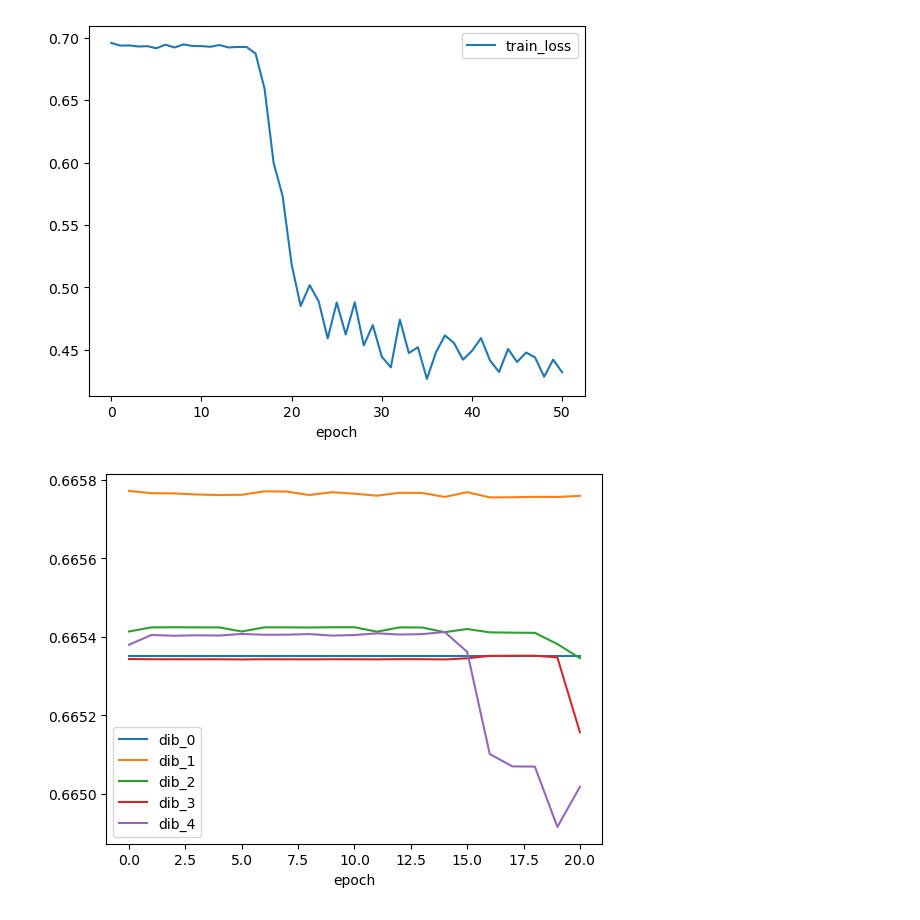
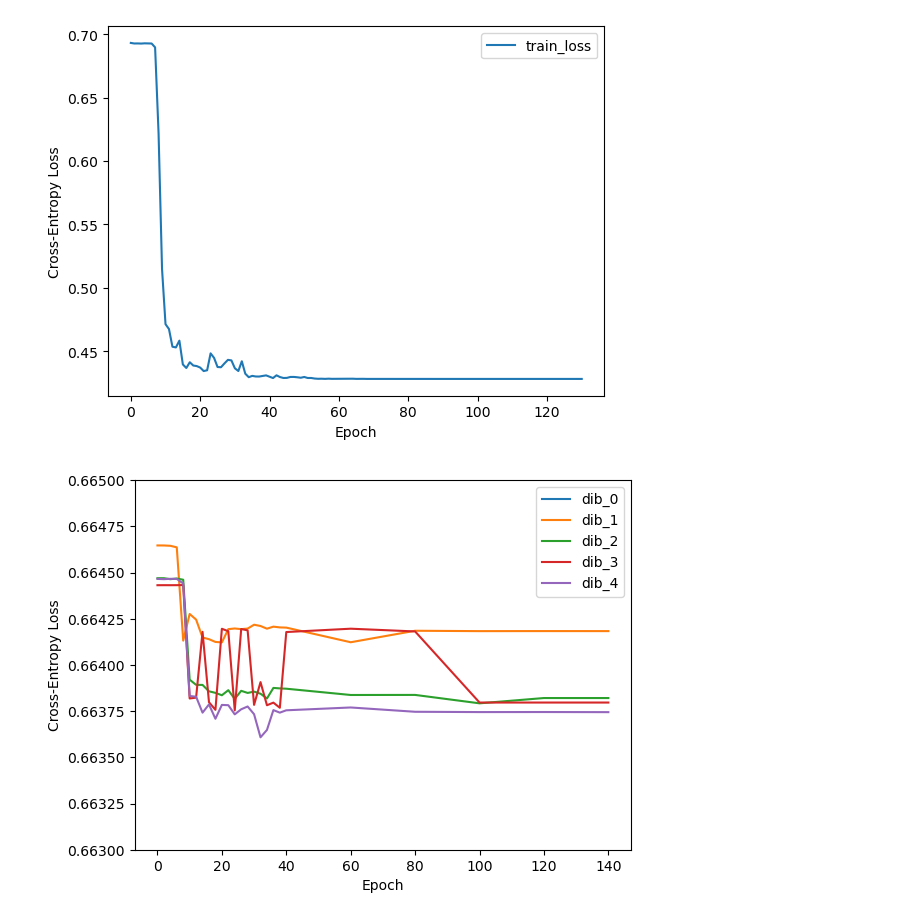
Before and after one commit to ziyong-was-taken/Compression-In-DNNs, a Jupyter notebook: plots.ipynb, the cells around one changed output. Cells and saved outputs as stored; diff of their text form; code cells hidden in the pictures.

```diff
--- a/plots.ipynb
+++ b/plots.ipynb
@@ -3,15 +3,14 @@ import pandas as pd
 import matplotlib.pyplot as plt
 # %%
 # set version
-version = 2
+# version = 5
 full = True
 
 # load metrics
-metrics = pd.read_csv(f"lightning_logs/version_{version}/metrics.csv").drop(
-    columns="step"
-)
 if full:
-    metrics = pd.read_csv("lightning_logs/full_64/metrics.csv").drop(
+    metrics = pd.read_csv("lightning_logs/gpu_multi_128/metrics.csv")#.drop(columns="step")
+else:
+    metrics = pd.read_csv(f"lightning_logs/version_{version}/metrics.csv").drop(
         columns="step"
     )
 metrics
@@ -55,20 +52,27 @@ plt.show()
 # plot train loss
 metrics.plot(x="epoch", y=["train_loss"])
 # plt.ylim(0.3,0.9)
-# plt.xlim(0,20)
+# plt.xlim(0,200)
+plt.xlabel("Epoch")
+plt.ylabel("Cross-Entropy Loss")
+plt.legend()
 plt.show()
 # %% [output]
-[figure, old version]
+[figure, new version]
 # %%
 # remove NaN rows
 no_nan = metrics.dropna()
 
 # plot DIB
 dib_cols = metrics.columns[metrics.columns.str.contains("dib_")]
 no_nan.plot(x="epoch", y=dib_cols)
+plt.ylim(0.663, 0.665)
+plt.xlabel("Epoch")
+plt.ylabel("Cross-Entropy Loss")
+plt.savefig("DIB.pdf", bbox_inches="tight", pad_inches=0)
 plt.show()
 # %% [output]
-[figure, old version]
+[figure, new version]
 # %%
 # IP analysis
 for dib in dib_cols:
```
Also changed, not shown: parts of 3 cells of this notebook, 4 other files.
